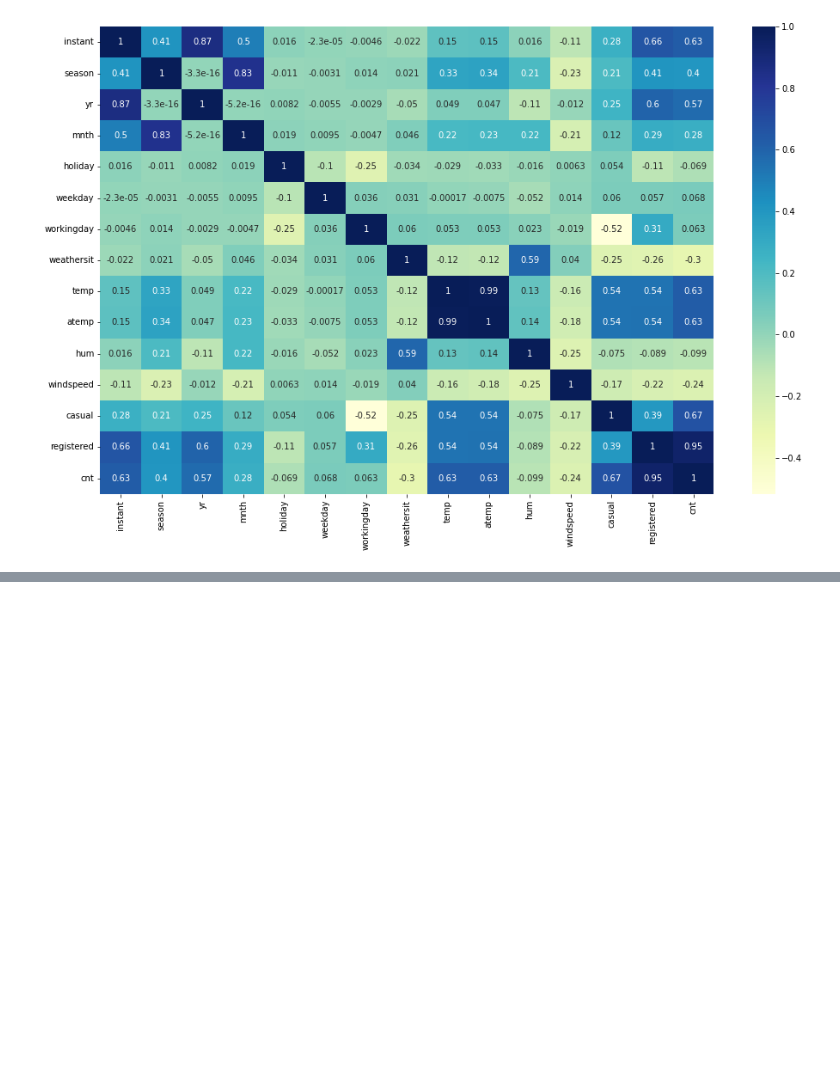
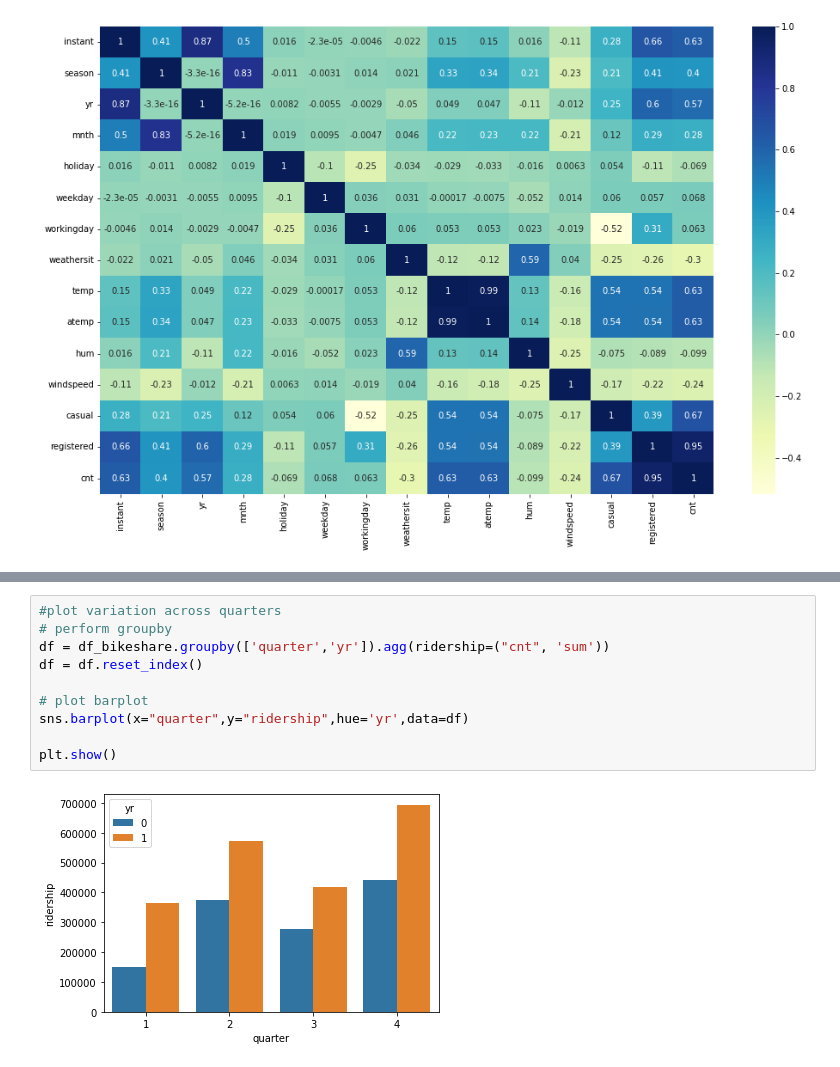
Before and after one commit to ishankarve/Linear-Regression, a Jupyter notebook: Multiple Linear Regression in Python/Assignment/Bike Sharing.ipynb, the cells around one changed output, grey strips where cells are left out. Cells and saved outputs as stored; diff of their text form; blank space fills up the shorter version.

```diff
--- a/Multiple Linear Regression in Python/Assignment/Bike Sharing.ipynb
+++ b/Multiple Linear Regression in Python/Assignment/Bike Sharing.ipynb
@@ -299,0 +322,12 @@ plt.show()
+# %%
+#plot variation across quarters
+# perform groupby
+df = df_bikeshare.groupby(['quarter','yr']).agg(ridership=("cnt", 'sum'))
+df = df.reset_index()
+
+# plot barplot
+sns.barplot(x="quarter",y="ridership",hue='yr',data=df)
+
+plt.show()
+# %% [output]
+[figure, added]
```
Also changed, not shown: parts of 10 cells of this notebook.
